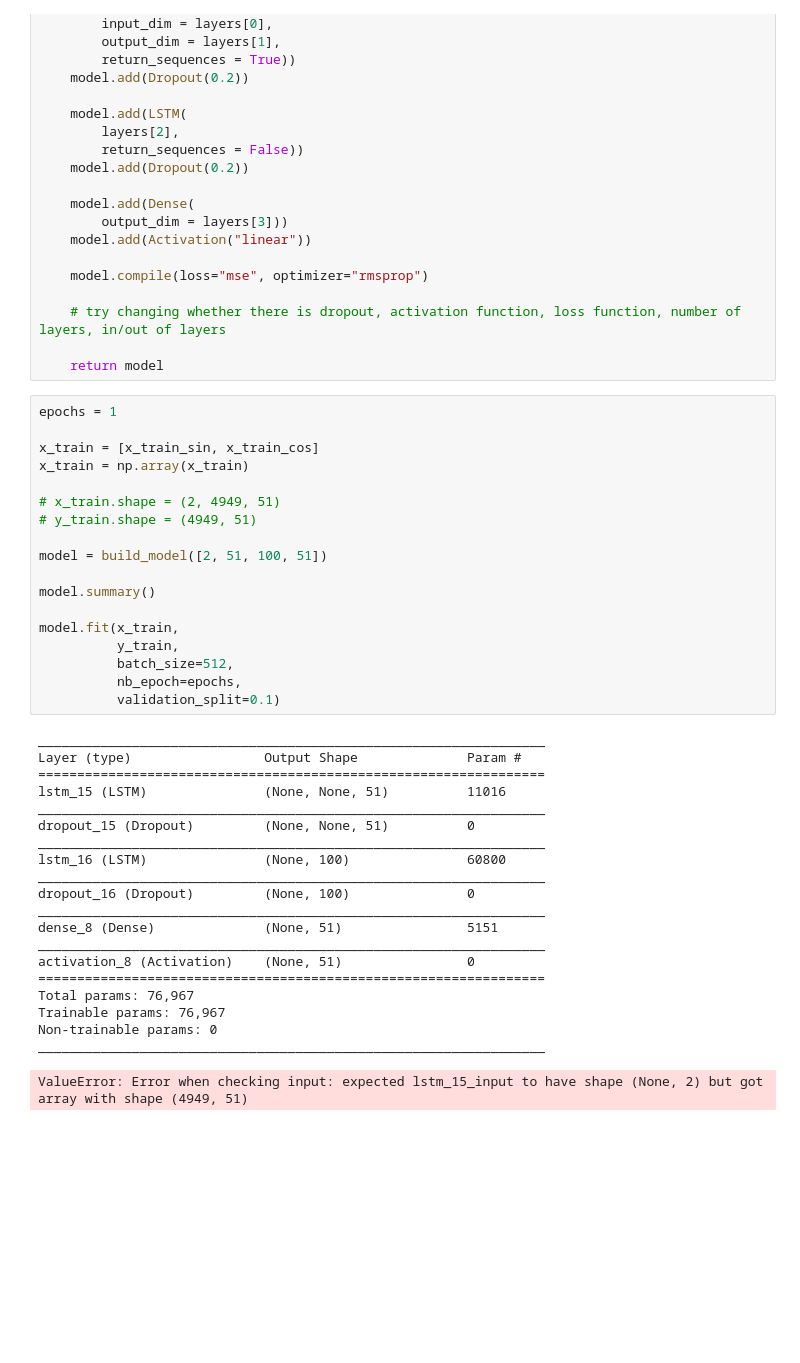
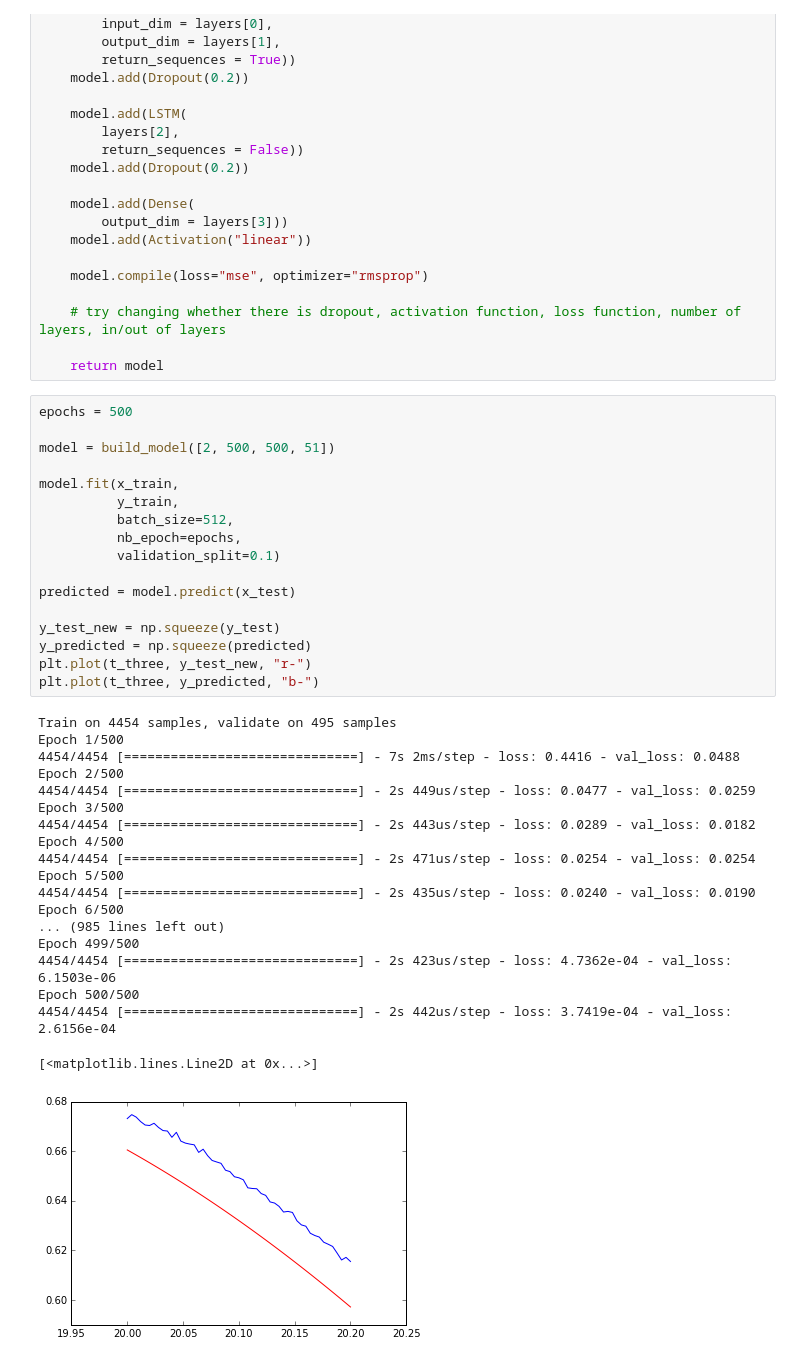
Before and after one commit to arjung128/deep-learning-experiments, a Jupyter notebook: Multivariate.ipynb, the cells around one changed output. Cells and saved outputs as stored; diff of their text form; blank space fills up the shorter version.

```diff
--- a/Multivariate.ipynb
+++ b/Multivariate.ipynb
@@ -85,42 +132,40 @@ def build_model(layers):
     # try changing whether there is dropout, activation function, loss function, number of layers, in/out of layers
 
     return model
-# %%
-epochs = 1
-
-x_train = [x_train_sin, x_train_cos]
-x_train = np.array(x_train)
-
-# x_train.shape = (2, 4949, 51)
-# y_train.shape = (4949, 51)
-
-model = build_model([2, 51, 100, 51])
-
-model.summary()
-
-model.fit(x_train,
-          y_train,
-          batch_size=512,
-          nb_epoch=epochs,
-          validation_split=0.1)
-# %% [output]
-_________________________________________________________________
-Layer (type)                 Output Shape              Param #
-=================================================================
-lstm_15 (LSTM)               (None, None, 51)          11016
-_________________________________________________________________
-dropout_15 (Dropout)         (None, None, 51)          0
-_________________________________________________________________
-lstm_16 (LSTM)               (None, 100)               60800
-_________________________________________________________________
-dropout_16 (Dropout)         (None, 100)               0
-_________________________________________________________________
-dense_8 (Dense)              (None, 51)                5151
-_________________________________________________________________
-activation_8 (Activation)    (None, 51)                0
-=================================================================
-Total params: 76,967
-Trainable params: 76,967
-Non-trainable params: 0
-_________________________________________________________________
-ValueError: Error when checking input: expected lstm_15_input to have shape (None, 2) but got array with shape (4949, 51)
+# %%
+epochs = 500
+
+model = build_model([2, 500, 500, 51])
+
+model.fit(x_train,
+          y_train,
+          batch_size=512,
+          nb_epoch=epochs,
+          validation_split=0.1)
+
+predicted = model.predict(x_test)
+
+y_test_new = np.squeeze(y_test)
+y_predicted = np.squeeze(predicted)
+plt.plot(t_three, y_test_new, "r-")
+plt.plot(t_three, y_predicted, "b-")
+# %% [output]
+Train on 4454 samples, validate on 495 samples
+Epoch 1/500
+4454/4454 [==============================] - 7s 2ms/step - loss: 0.4416 - val_loss: 0.0488
+Epoch 2/500
+4454/4454 [==============================] - 2s 449us/step - loss: 0.0477 - val_loss: 0.0259
+Epoch 3/500
+4454/4454 [==============================] - 2s 443us/step - loss: 0.0289 - val_loss: 0.0182
+Epoch 4/500
+4454/4454 [==============================] - 2s 471us/step - loss: 0.0254 - val_loss: 0.0254
+Epoch 5/500
+4454/4454 [==============================] - 2s 435us/step - loss: 0.0240 - val_loss: 0.0190
+Epoch 6/500
+... (985 lines left out)
+Epoch 499/500
+4454/4454 [==============================] - 2s 423us/step - loss: 4.7362e-04 - val_loss: 6.1503e-06
+Epoch 500/500
+4454/4454 [==============================] - 2s 442us/step - loss: 3.7419e-04 - val_loss: 2.6156e-04
+[<matplotlib.lines.Line2D at 0x...>]
+[figure, added]
```
Also changed, not shown: parts of 1 cell of this notebook.
